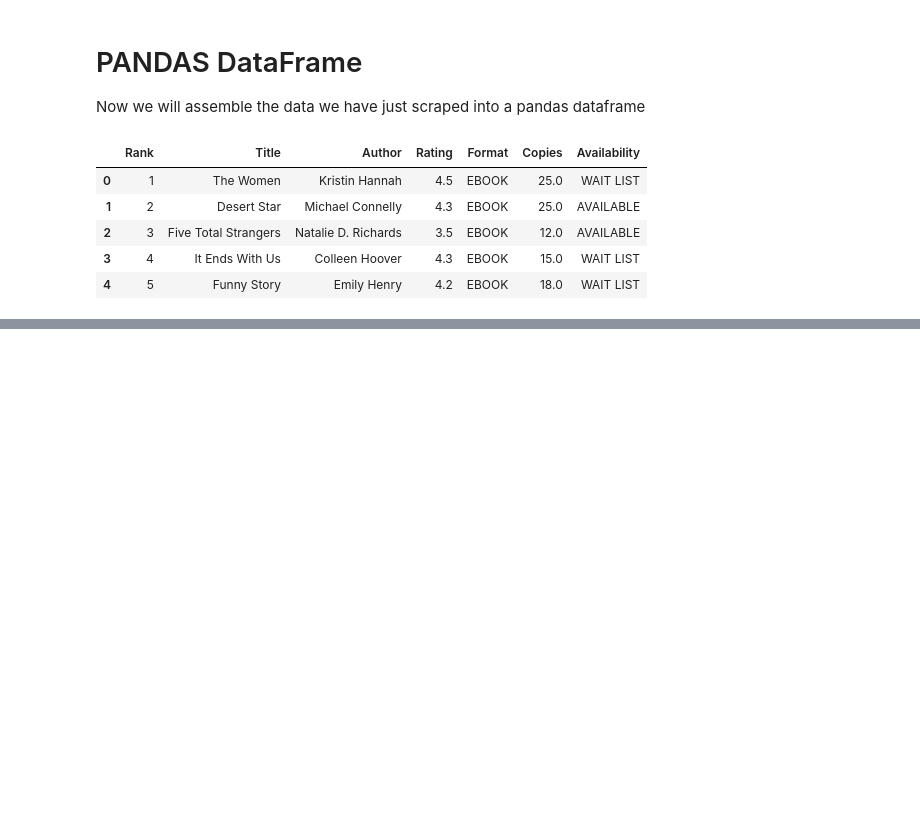
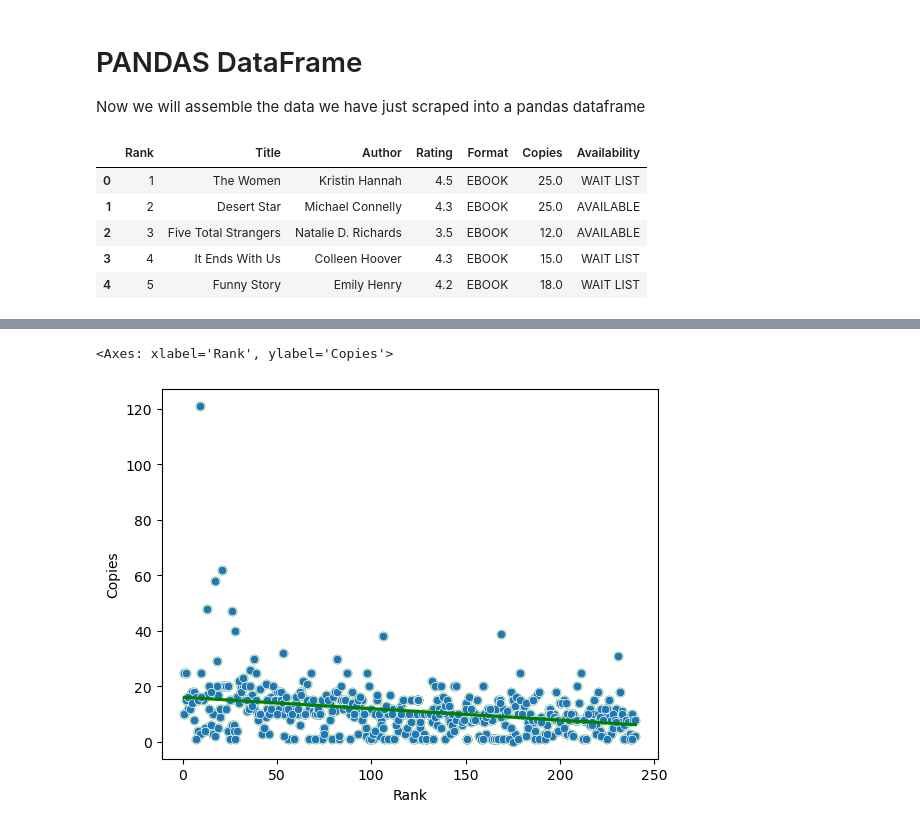
Before and after one commit to brinleyostler/AZ-top-books, a Jupyter notebook: best_books.ipynb, the cells around one changed output, grey strips where cells are left out. Cells and saved outputs as stored; diff of their text form; code cells hidden in the pictures; blank space fills up the shorter version.

```diff
--- a/best_books.ipynb
+++ b/best_books.ipynb
@@ -237,0 +260,8 @@ top_books.to_csv('AZ_top_books.csv', index=False)
+# %%
+# Create a scatter plot of the rank and the number of copies of the books
+# Layer a regression line on top of the scatter plot, remove SE bars
+sns.regplot(data=top_books, x='Rank', y='Copies', ci=None, color='green')
+sns.scatterplot(data=top_books, x='Rank', y='Copies')
+# %% [output]
+<Axes: xlabel='Rank', ylabel='Copies'>
+[figure, added]
```
Also changed, not shown: parts of 12 cells of this notebook.
